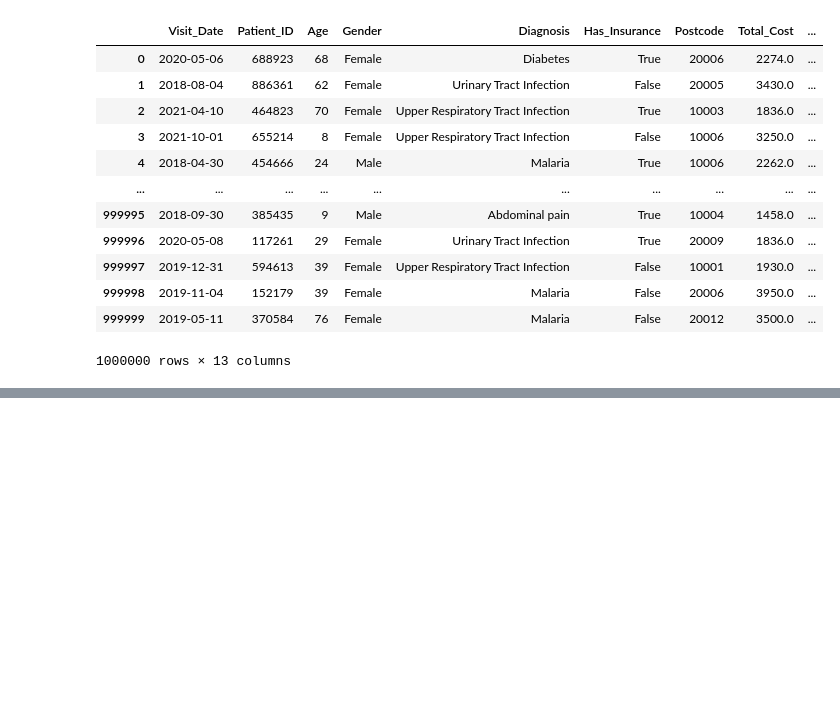
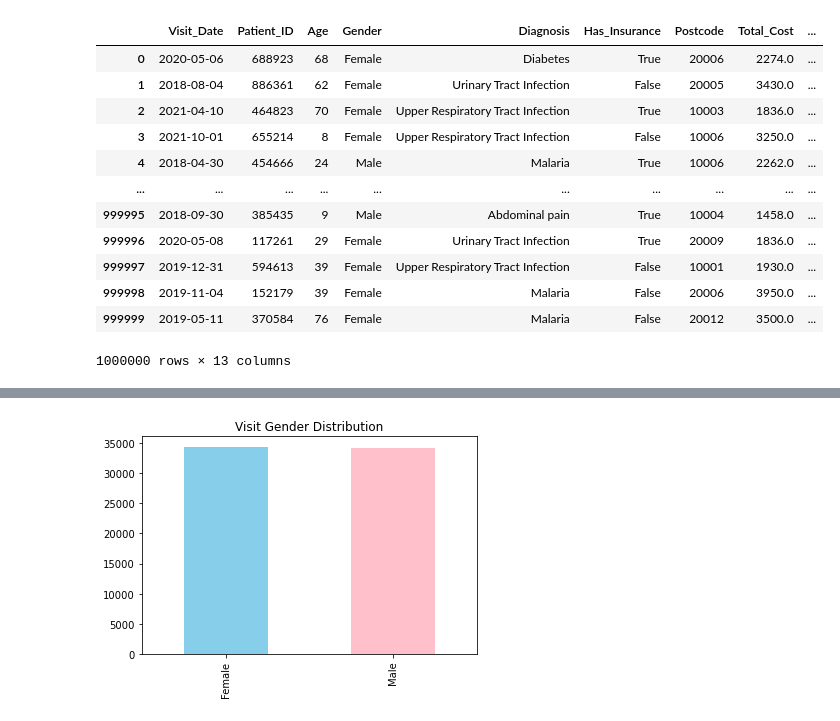
Before and after one commit to seoyeonc/Research_area, a Jupyter notebook: posts/1_note/2025-06-04-Python Data Analysis for Healthcare_Note_1.ipynb, the cells around one changed output, grey strips where cells are left out. Saved outputs shown, nothing was run; the diff lists cells and outputs as text; code cells hidden in the pictures; blank space fills up the shorter version.

```diff
--- a/posts/1_note/2025-06-04-Python Data Analysis for Healthcare_Note_1.ipynb
+++ b/posts/1_note/2025-06-04-Python Data Analysis for Healthcare_Note_1.ipynb
@@ -347,0 +392,5 @@ df_visit
+# %%
+visit_gender.plot(kind='bar',color=['skyblue','pink'])
+plt.title("Visit Gender Distribution");
+# %% [output]
+[figure, added]
```
Also changed, not shown: parts of 111 cells of this notebook, 3 other files.
